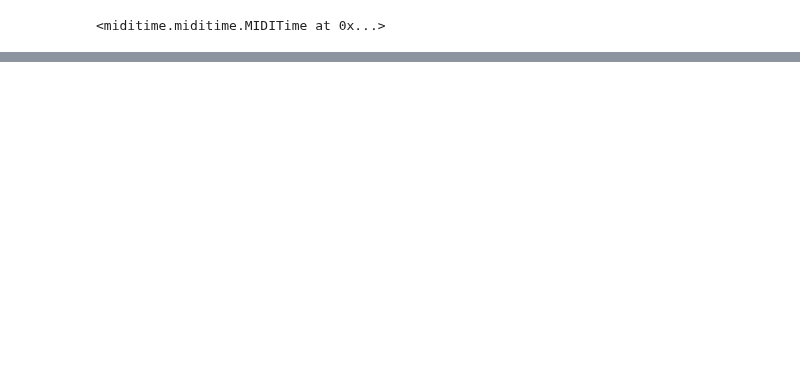
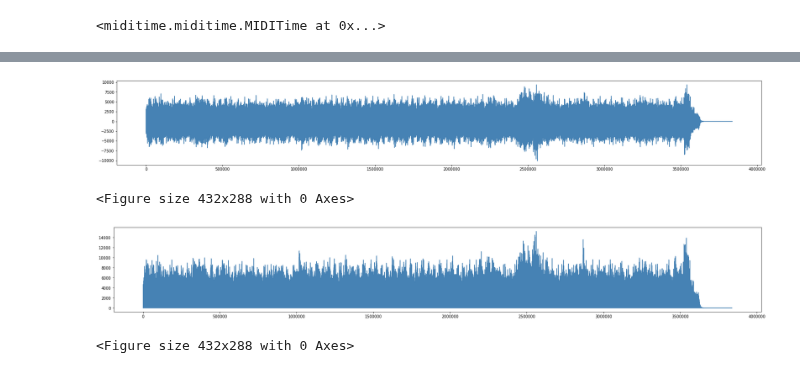
Before and after one commit to GuijonGustavo/oj287_lc, a Jupyter notebook: freq/x-rays/midi/oj287_midi_x-rays.ipynb, the cells around one changed output, grey strips where cells are left out. Cells and saved outputs as stored; diff of their text form; code cells hidden in the pictures; blank space fills up the shorter version.

```diff
--- a/freq/x-rays/midi/oj287_midi_x-rays.ipynb
+++ b/freq/x-rays/midi/oj287_midi_x-rays.ipynb
@@ -7,12 +7,11 @@ import numpy as np
 obj="oj287"
 # %%
 freq="x-rays"
-labelleft= "Count Rate (0.3-10 keV)(c/s)"
-instr = " SWIFT "
-#data = pd.read_table("../x-rays/curve.dat", sep="\s+", comment='#', usecols=(0,3,4),nrows=160329)
-data = pd.read_table("data/"+obj+"_"+freq+"_final.dat")
-data.columns = ['date', 'Flux', 'Err']
+labelleft= "photons/cm^2/s"
+instr = " FERMI "
+data = pd.read_csv("data/"+obj+"_"+freq+"_web-lc.csv", sep=",", comment='#')
+data.columns = ['obs', 'Flux']
 data['Flux'] = data['Flux'].apply(pd.to_numeric, errors='coerce').fillna(0)
 pd.set_option('display.max_rows', None)
-data.dtypes
+data['Flux'].max()
 # %% [output]
@@ -22,0 +19,5 @@ dtype: object
+# %%
+data.loc[:, 'norm'] = data['Flux']/data['Flux'].max()
+data['norm'] = data['norm']*100 ###
+data['norm'] = data['norm'].astype(int)
+data['norm'].head()
@@ -80,2 +39,0 @@ my_data
-# %%
-data['date'] = data['date'].apply(clean)
@@ -244,0 +136,17 @@ mymidi.save_midi()
+# %%
+def plot(data):
+    plt.figure(figsize=(30, 4))
+    plt.plot(data, color='steelblue')
+    plt.figure()
+    plt.show()
+
+#rate, wav_data = wavfile.read("audio_self/on/on.wav")
+rate, wav_data = wavfile.read("../../../lmms/oj287_x-rays-trend.wav")
+
+plot(wav_data)
+plot(np.abs(np.fft.fft(wav_data)))
+# %% [output]
+[figure, added]
+<Figure size 432x288 with 0 Axes>
+[figure, added]
+<Figure size 432x288 with 0 Axes>
```
Also changed, not shown: parts of 24 cells of this notebook, 18 other files.
